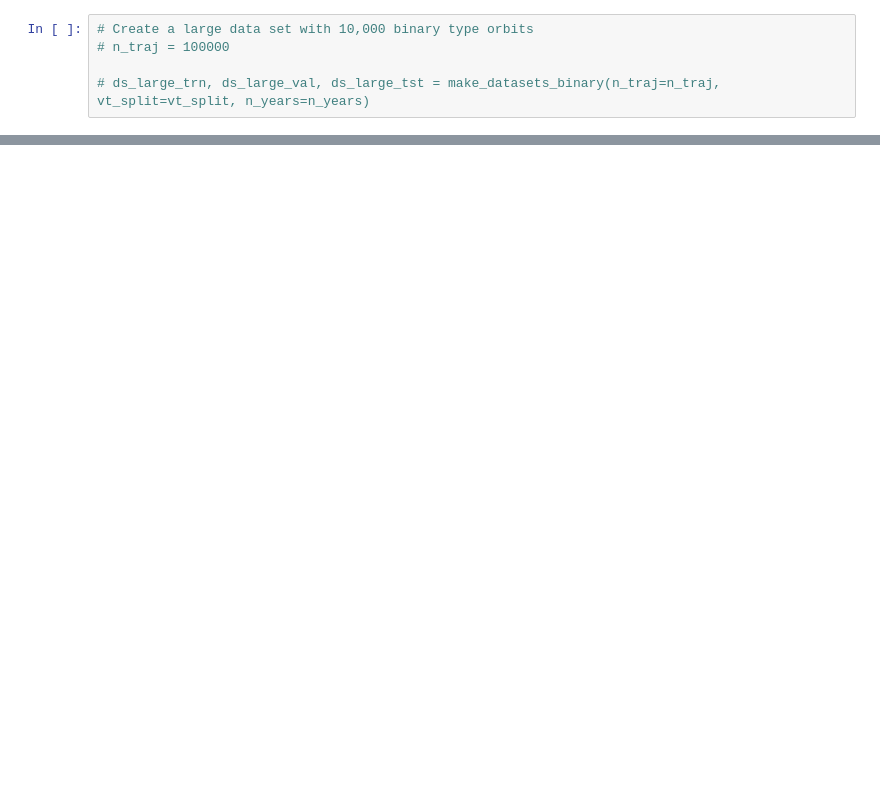
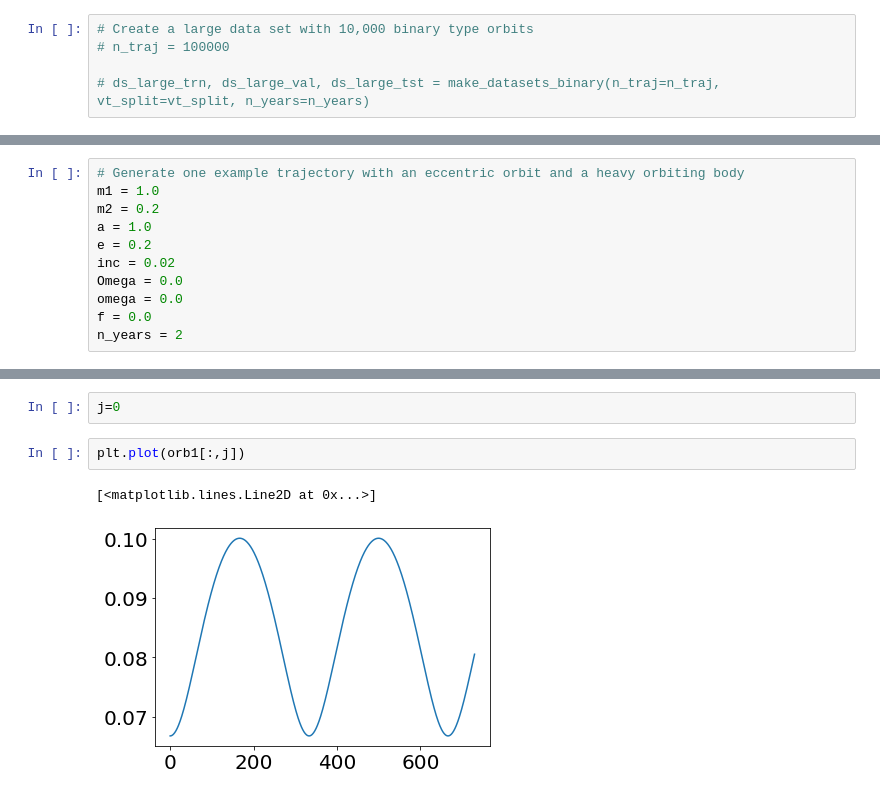
Before and after one commit to memanuel/IACS-n-body, a Jupyter notebook: src/two-body.ipynb, the cells around one changed output, grey strips where cells are left out. Cells and saved outputs as stored; diff of their text form; blank space fills up the shorter version.

```diff
--- a/src/two-body.ipynb
+++ b/src/two-body.ipynb
@@ -218,0 +225,11 @@ Unable to load data from ../data/g2b/1719828961.pickle.
+# %%
+# Generate one example trajectory with an eccentric orbit and a heavy orbiting body
+m1 = 1.0
+m2 = 0.2
+a = 1.0
+e = 0.2
+inc = 0.02
+Omega = 0.0
+omega = 0.0
+f = 0.0
+n_years = 2
@@ -218,0 +391,7 @@ Unable to load data from ../data/g2b/1719828961.pickle.
+# %%
+j=0
+# %%
+plt.plot(orb1[:,j])
+# %% [output]
+[<matplotlib.lines.Line2D at 0x...>]
+[figure, added]
```
Also changed, not shown: parts of 10 cells of this notebook, 2 other files.
